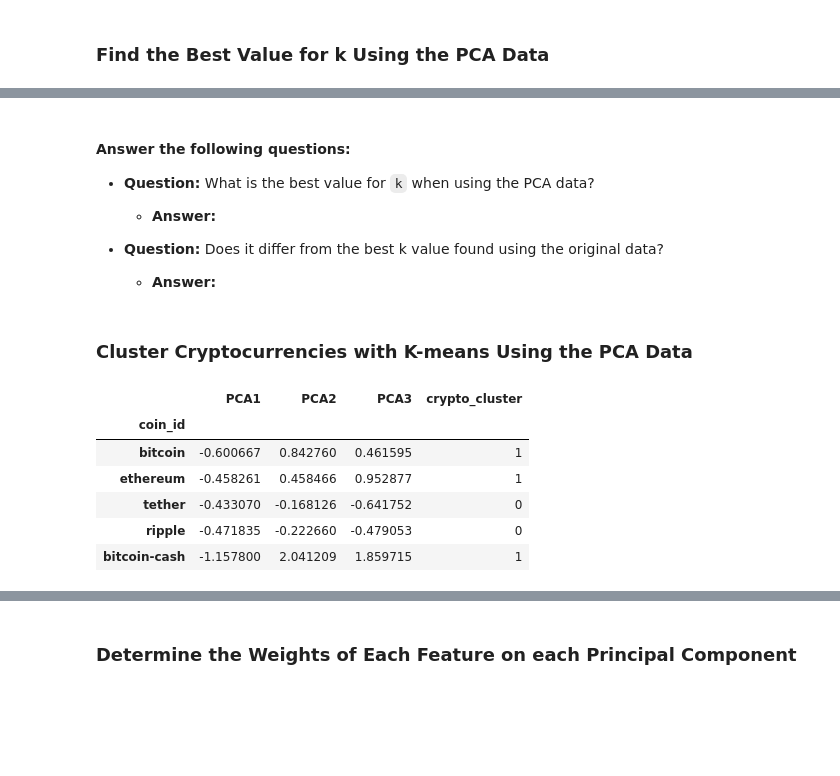
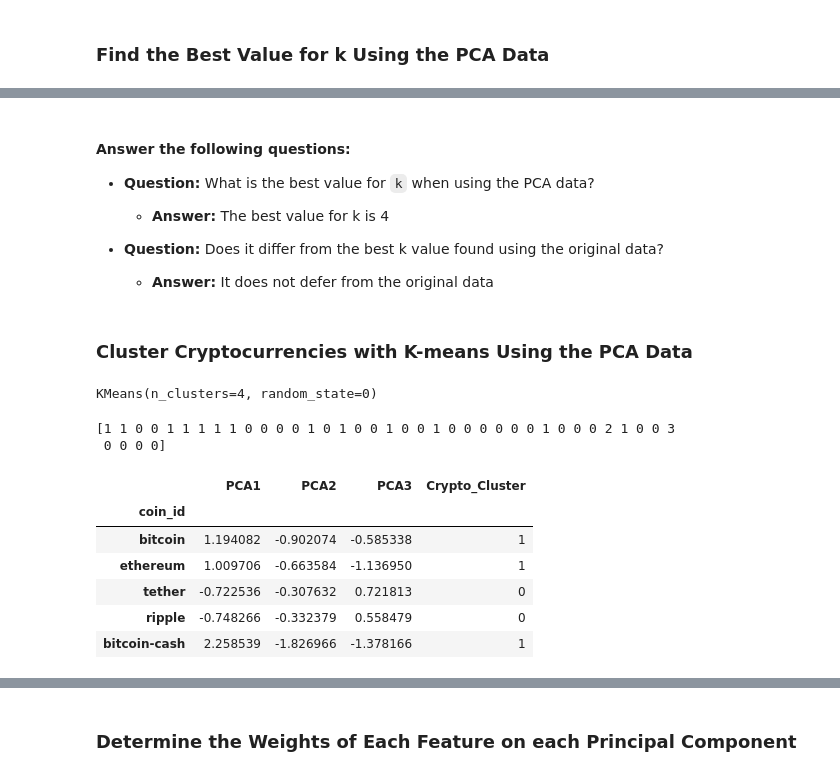
Before and after one commit to JustinFisher22/CryptoClustering, a Jupyter notebook: Crypto_Clustering_starter_code.ipynb, the cells around one changed output, grey strips where cells are left out. Saved outputs shown, nothing was run; the diff lists cells and outputs as text; code cells hidden in the pictures; blank space fills up the shorter version.

Commit message:
Finished code for Cluster Cryptocurrencies with K-means using the PCA Data section

```diff
--- a/Crypto_Clustering_starter_code.ipynb
+++ b/Crypto_Clustering_starter_code.ipynb
@@ -235,24 +235,28 @@ pca_df.head(10)
 # %%
 # Create a list with the number of k-values to try
 # Use a range from 1 to 11
-
+k_values = range(1, 11)
 
 # Create an empty list to store the inertia values
-
+pca_inertia_values = []
 
 # Create a for loop to compute the inertia with each possible value of k
 # Inside the loop:
+for i in k_values:
 # 1. Create a KMeans model using the loop counter for the n_clusters
+    kmeans_model = KMeans(n_clusters=i, random_state=0)
 # 2. Fit the model to the data using PCA DataFrame.
+    kmeans_model.fit(pca_df)
 # 3. Append the model.inertia_ to the inertia list
-
+    pca_inertia_values.append(kmeans_model.inertia_)
 
 # Create a dictionary with the data to plot the Elbow curve
-
+pca_elbow_data = {"k": list(k_values), "inertia": pca_inertia_values}
 
 # Create a DataFrame with the data to plot the Elbow curve
-
+pca_elbow_df = pd.DataFrame(pca_elbow_data)
 
 # Display the DataFrame
+display(pca_elbow_df.head(10))
 # %% [output]
 |  | k | inertia |
@@ -273,38 +286,47 @@ pca_df.head(10)
 #### Answer the following questions:
 * **Question:** What is the best value for `k` when using the PCA data?
 
-  * **Answer:**
+  * **Answer:** The best value for k is 4
 
 
 * **Question:** Does it differ from the best k value found using the original data?
 
-  * **Answer:**
+  * **Answer:** It does not defer from the original data
 # %% [markdown]
 ### Cluster Cryptocurrencies with K-means Using the PCA Data
 # %%
 # Initialize the K-Means model using the best value for k
+kmeans_best_4 = KMeans(n_clusters=4, random_state=0)
 # %%
 # Fit the K-Means model using the PCA data
+kmeans_best_4.fit(pca_df)
+# %% [output]
+KMeans(n_clusters=4, random_state=0)
 # %%
 # Predict the clusters to group the cryptocurrencies using the PCA data
-
+pca_predicted_clusters = kmeans_best_4.predict(pca_df)
 
 # Print the resulting array of cluster values.
+print(pca_predicted_clusters)
+# %% [output]
+[1 1 0 0 1 1 1 1 1 0 0 0 0 1 0 1 0 0 1 0 0 1 0 0 0 0 0 0 1 0 0 0 2 1 0 0 3
+ 0 0 0 0]
 # %%
 # Create a copy of the DataFrame with the PCA data
-
+pca_df_copy = pca_df.copy()
 
 # Add a new column to the DataFrame with the predicted clusters
-
+pca_df["Crypto_Cluster"] = pca_predicted_clusters
 
 # Display sample data
+pca_df.head()
 # %% [output]
-|  | PCA1 | PCA2 | PCA3 | crypto_cluster |
+|  | PCA1 | PCA2 | PCA3 | Crypto_Cluster |
 | coin_id |  |  |  |  |
-| bitcoin | -0.600667 | 0.842760 | 0.461595 | 1 |
-| ethereum | -0.458261 | 0.458466 | 0.952877 | 1 |
-| tether | -0.433070 | -0.168126 | -0.641752 | 0 |
-| ripple | -0.471835 | -0.222660 | -0.479053 | 0 |
-| bitcoin-cash | -1.157800 | 2.041209 | 1.859715 | 1 |
+| bitcoin | 1.194082 | -0.902074 | -0.585338 | 1 |
+| ethereum | 1.009706 | -0.663584 | -1.136950 | 1 |
+| tether | -0.722536 | -0.307632 | 0.721813 | 0 |
+| ripple | -0.748266 | -0.332379 | 0.558479 | 0 |
+| bitcoin-cash | 2.258539 | -1.826966 | -1.378166 | 1 |
 # %%
 # Create a scatter plot using hvPlot by setting `x="PCA1"` and `y="PCA2"`.
```
Also changed, not shown: parts of 3 cells of this notebook.
